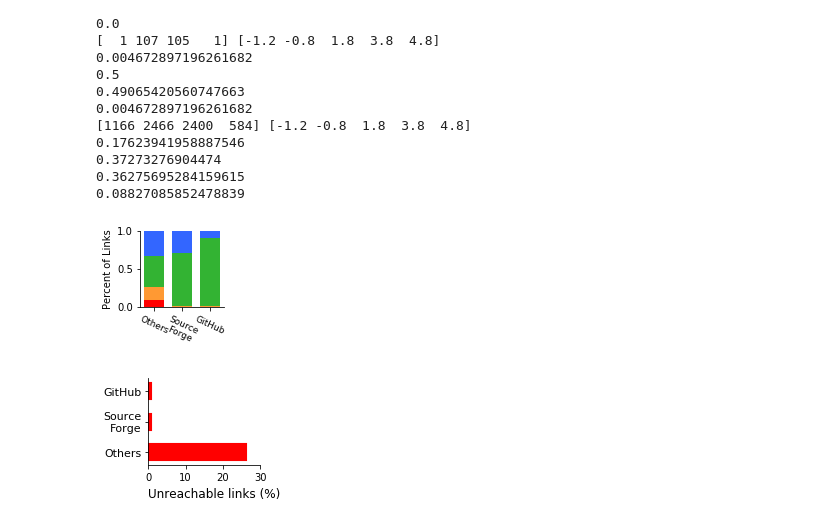
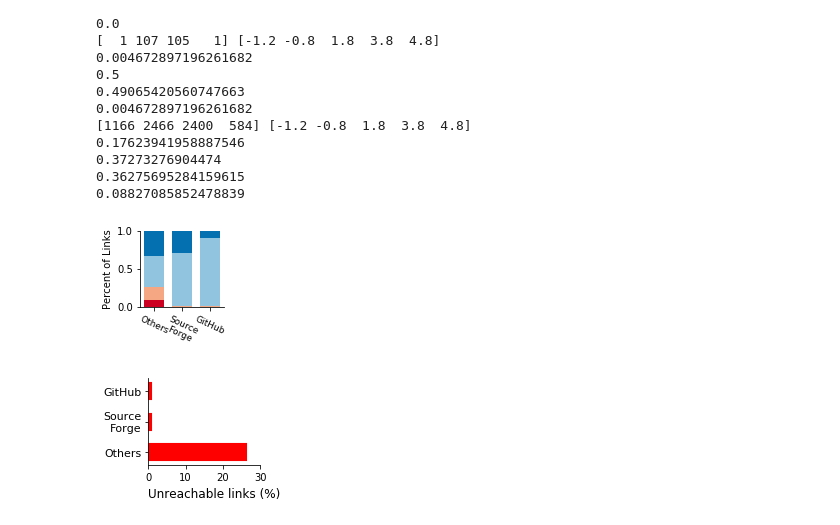
Before and after one commit to smangul1/good.software, a Jupyter notebook: analysis/Figure1.ipynb, the cells around one changed output. Cells and saved outputs as stored; diff of their text form; code cells hidden in the pictures.

```diff
--- a/analysis/Figure1.ipynb
+++ b/analysis/Figure1.ipynb
@@ -23,7 +23,7 @@ import pandas as pd
 legendStatus = { -1 : 'Time out', 1 : 'Accessible', 3 : 'Redirected', 4 : 'Broken' }
 
 # Colors for each status
-colors = { -1 : (1.0,0.6,0.2), 1 : (0.2,0.7,0.2), 3 : (0.2,0.4,1.0), 4 : (1.0,0.,0.) }
+colors = { -1 : (0.96,0.65,0.51), 1 : (0.57,0.77,0.87), 3 : (0.02,0.44,0.69), 4 : (0.8,0.,0.13) }
 
 # Scheme 2:
 colors2 = { 'bg_unreach' : (1.0,0.8,0.6),
@@ -623,33 +623,31 @@ count_status(uniqLabs_others.status)
 # %%
 f, ax = pl.subplots( 1, 1, figsize=(1.5, 1.4) )
 
 # let's make sure the order is maintained:
 data_broken = np.array([0.08827085852478839, 0.004672897196261682,0])
 data_timeout = np.array([0.17623941958887546, 0.004672897196261682, 0.0084985835694051])
 data_accessible = np.array([0.4068923821039903, 0.7009345794392523, 0.9036827195467422])
 data_redirected = np.array([0.32859733978234584, 0.2897196261682243, 0.08781869688385269])
-
-colors = { -1 : (1.0,0.6,0.2), 1 : (0.2,0.7,0.2), 3 : (0.2,0.4,1.0), 4 : (1.0,0.,0.) }
 
 pl.bar( [0,1,2], data_broken+data_timeout+data_accessible+data_redirected, 0.7, color=colors[3], lw=1.3, capsize=8 )
 pl.bar( [0,1,2], data_broken+data_timeout+data_accessible, 0.7, color=colors[1], lw=1.3, capsize=8 )
 pl.bar( [0,1,2], data_broken+data_timeout, 0.7, color=colors[-1], lw=1.3, capsize=8 )
 pl.bar( [0,1,2], data_broken, 0.7, color=colors[4], lw=1.3, capsize=8 )
 
 ax.set_ylim(0,1)
 ax.set_ylabel('Percent of Links')
 
 ax.set_xlabel('')
 ax.set_xlim(-0.5,2.5)
 ax.set_xticks([0,1,2])
 ax.set_xticklabels( ['Others','Source\nForge','GitHub'],
                        rotation=-25, fontsize=9)
 
 simpleaxis(ax)
 
 pl.savefig('Figure_1_panels/Percent - github sourceforge.pdf')
 # %% [output]
-[figure, old version]
+[figure, new version]
 # %%
 f, ax = pl.subplots(1, 1, figsize=(2.,1.6))
 
```
Also changed, not shown: parts of 14 cells of this notebook, 29 other files.
